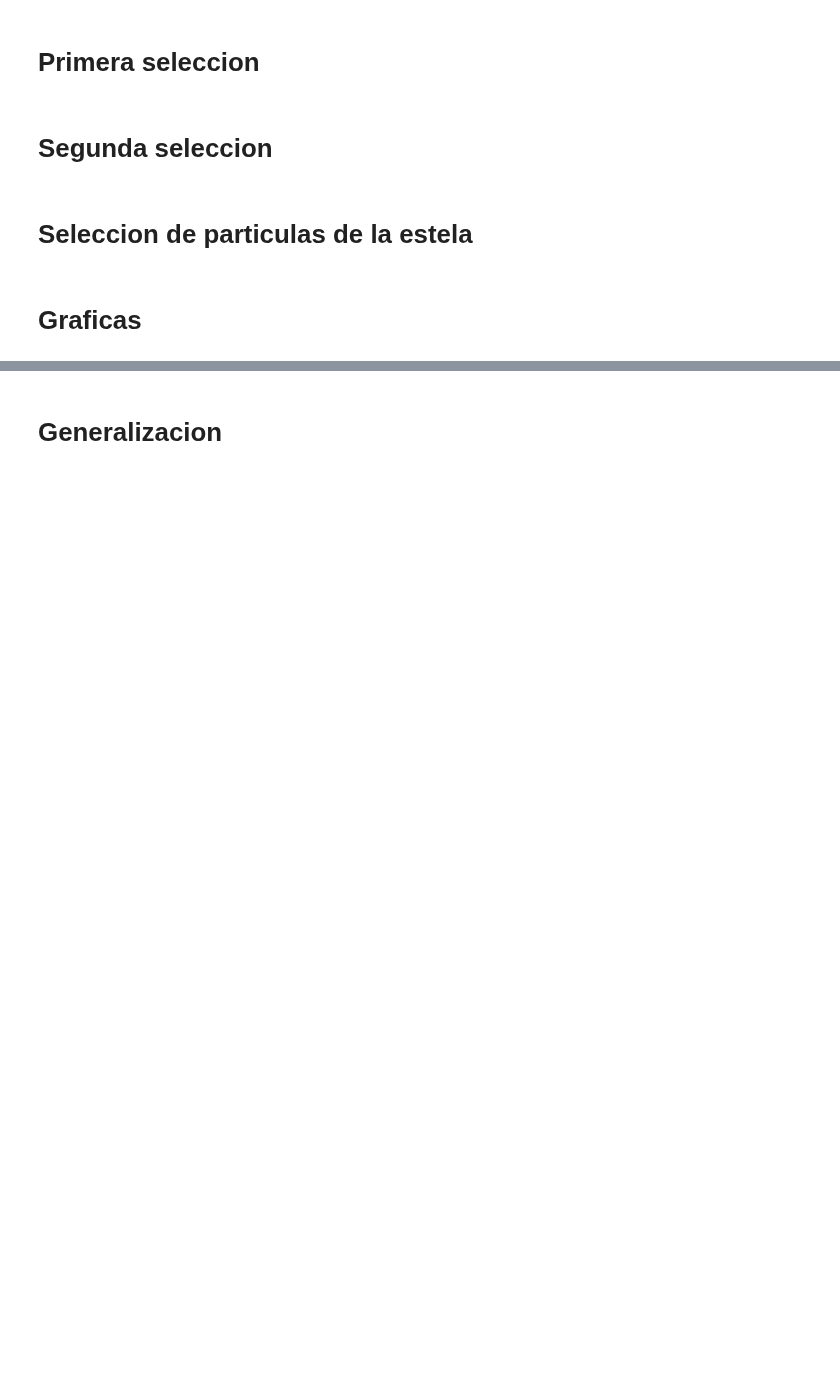
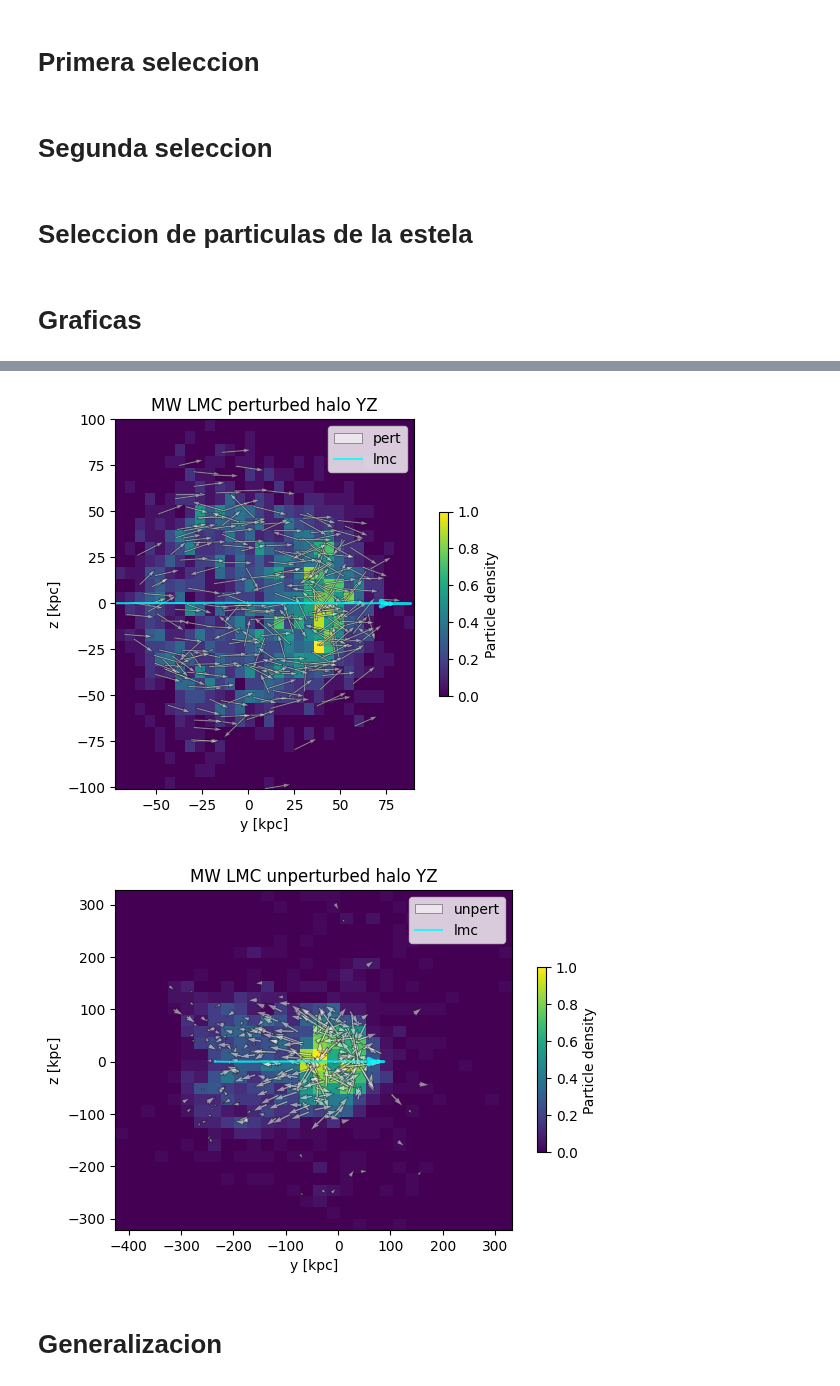
Before and after one commit to tonalidae/wakefinder, a Jupyter notebook: src/notebooks/interaction.ipynb, the cells around one changed output, grey strips where cells are left out. Drawn from its saved outputs; the diff is of its cells as text; code cells hidden in the pictures; blank space fills up the shorter version.

```diff
--- a/src/notebooks/interaction.ipynb
+++ b/src/notebooks/interaction.ipynb
@@ -142,2 +166,8 @@ pl.vec_field2(wake_particles_pert, wake_particles_no_pert, rel_lmc, 'yz')
+# %%
+pl.hist_orbit_plt(wake_particles_pert, rel_lmc, 'yz',8,3000,0.005, True)
+pl.hist_orbit_plt(wake_particles_no_pert, rel_lmc, 'yz',8,3000,0.005, False)
+# %% [output]
+[figure, added]
+[figure, added]
 # %%
 pl.E_L(wake_particles_pert, 1000, 'xz')
```
Also changed, not shown: parts of 12 cells of this notebook, 13 other files.
